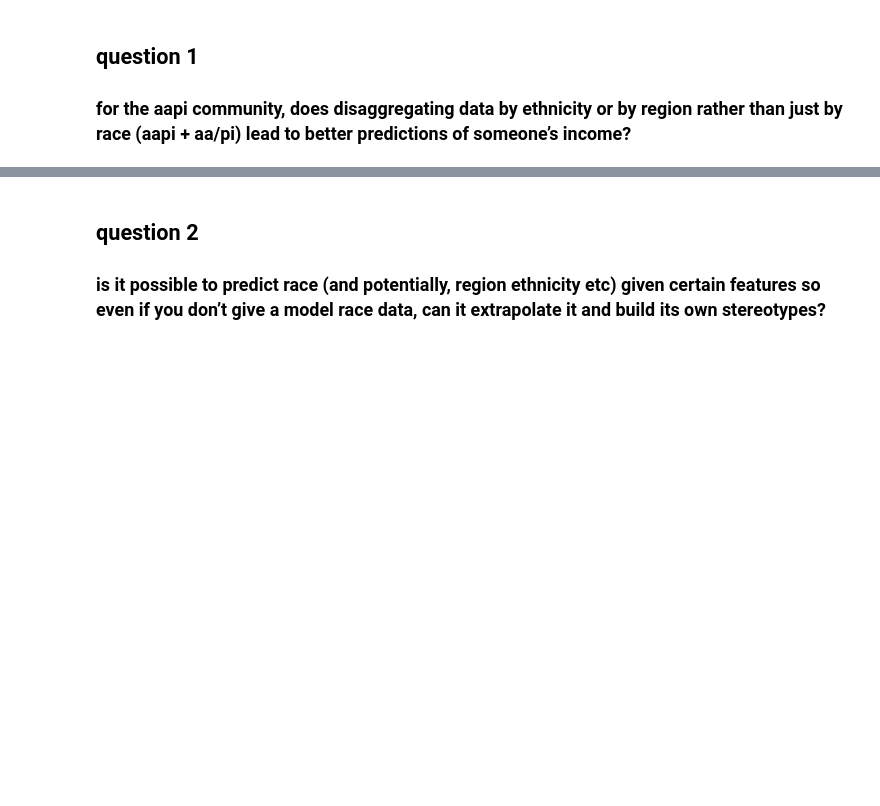
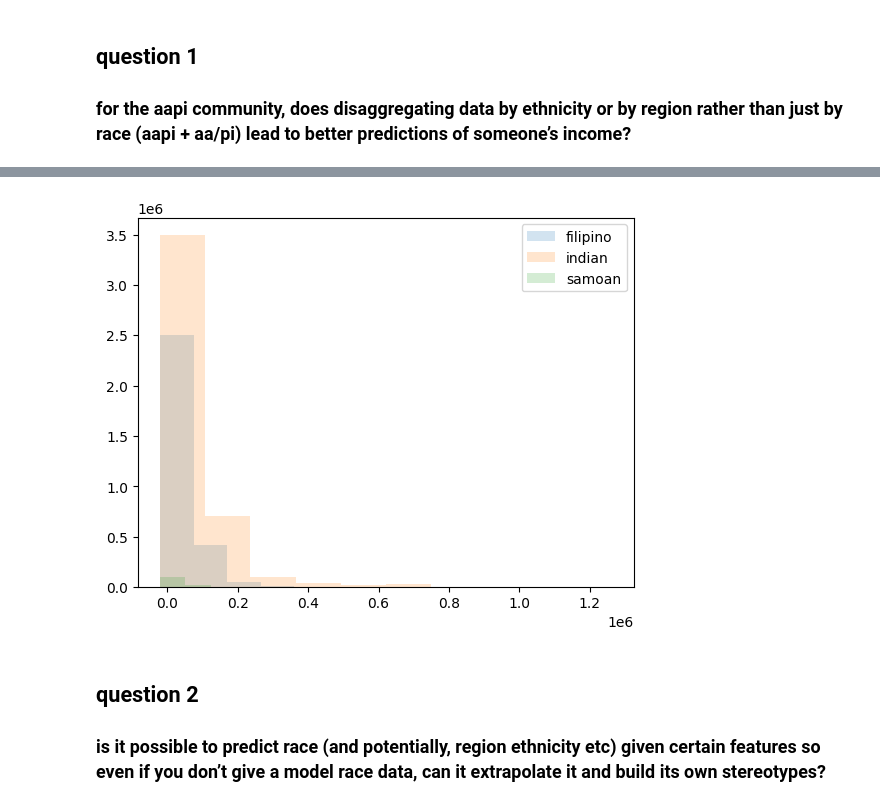
Before and after one commit to juliabiswas/dnp-aapi-data, a Jupyter notebook: import_census_data.ipynb, the cells around one changed output, grey strips where cells are left out. Drawn from its saved outputs; the diff is of its cells as text; code cells hidden in the pictures; blank space fills up the shorter version.

```diff
--- a/import_census_data.ipynb
+++ b/import_census_data.ipynb
@@ -295,0 +270,5 @@ Name: corr, dtype: float64
+# %%
+limiters = ["&RACPI=1&RACASN=1", "&RACPI=0&RACASN=1", "&RACPI=1&RACASN=0"] #all aapi
+drop = ["RACPI", "RACASN"]
+#limiters = ["&RACPI=1&RACASN=1", "&RACPI=1&RACASN=0"] #mixed + pi
+data = import_census_data(curr_vars, "PINCP", "2021", limiters, True, drop)
@@ -295,0 +293,12 @@ Name: corr, dtype: float64
+# %%
+def request_data(request, limiters):
+  dfs = []
+
+  for l in limiters:
+    response = requests.get(request+l)
+    json_data = json.dumps(response.json())
+    df = pd.read_json(json_data)
+    df = df.rename(columns=df.iloc[0]).loc[1:].reset_index()
+    dfs.append(df)
+
+  return pd.concat(dfs, ignore_index=True)
@@ -296,26 +371,21 @@ Name: corr, dtype: float64
 # %%
 #checking relationship between specific RAC3P (ethnicity) values + income
-
-limiters = {"RAC3P":"006", "RAC3P":"013", "ST":"0400000US06"} #limting to CA, just indian, filipino & samoan
-request = "https://api.census.gov/data/2021/acs/acs1/pums?get=PWGTP,PINCP,SERIALNO,SPORDER&RAC3P=004&RAC3P=006&RAC3P=013"
-
-response = requests.get(request)
-json_data = json.dumps(response.json())
-df = pd.read_json(json_data)
-df = df.rename(columns=df.iloc[0]).loc[1:].reset_index()
+df = request_data("https://api.census.gov/data/2021/acs/acs1/pums?get=PWGTP,PINCP,SERIALNO,SPORDER&RAC3P=004&RAC3P=006&RAC3P=013",[""])
 df.drop([housing_identifier, person_identifier],axis=1,inplace=True)
 df = df.astype('int32')
 # %%
 #histogram
 unique = df['RAC3P'].unique()
 ethnicities = {6:"filipino",4:"indian",13:"samoan"}
 
 for val in unique:
   new_df = df[df["RAC3P"] == val]
-  pyplot.hist(new_df["PINCP"], weights=new_df["PWGTP"], label=ethnicities[val],alpha=.2)
+  plt.hist(new_df["PINCP"], weights=new_df["PWGTP"], label=ethnicities[val],alpha=.2)
 
-pyplot.legend(loc='upper right')
-pyplot.show()
+plt.legend(loc='upper right')
+plt.show()
+# %% [output]
+[figure, added]
 # %% [markdown]
 ## question 2
 
```
Also changed, not shown: parts of 13 cells of this notebook.
